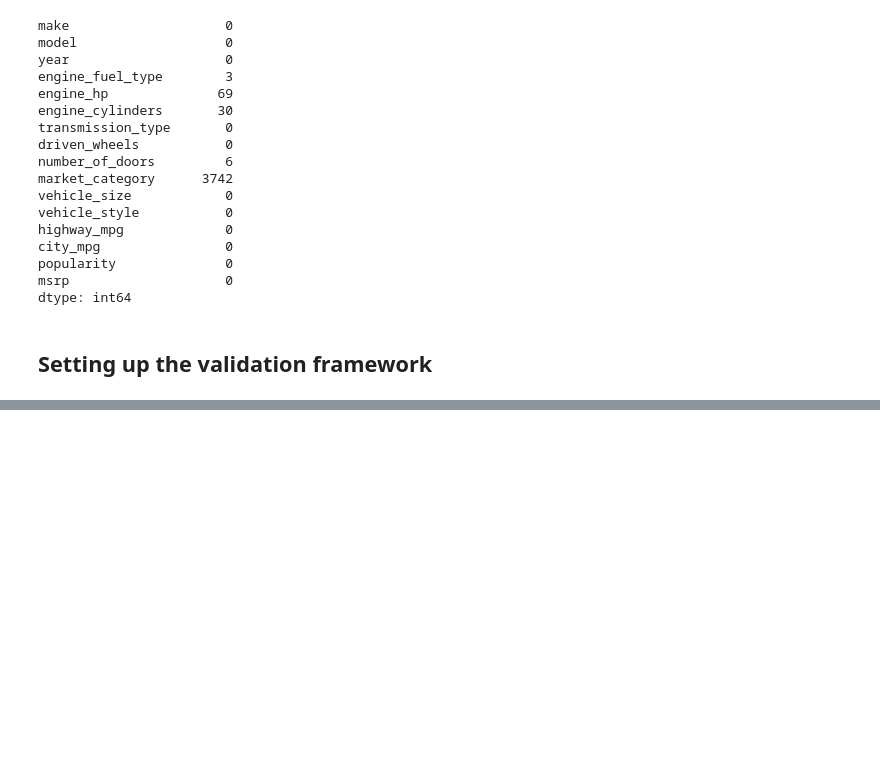
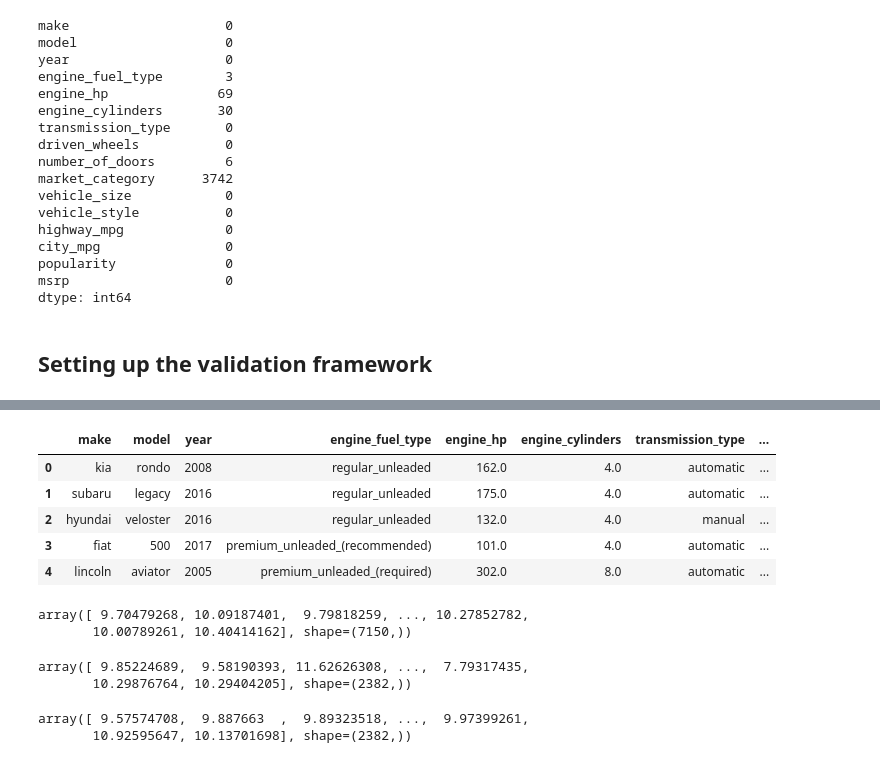
Before and after one commit to denis911/ML-zoomcamp-notebooks-modules-1-4, a Jupyter notebook: Kaggle_car_price.ipynb, the cells around one changed output, grey strips where cells are left out. Drawn from its saved outputs; the diff is of its cells as text; code cells hidden in the pictures; blank space fills up the shorter version.

```diff
--- a/Kaggle_car_price.ipynb
+++ b/Kaggle_car_price.ipynb
@@ -161,0 +213,11 @@ dtype: int64
+# %%
+# we can reset index for every new dataset to make it look nice
+df_train = df_train.reset_index(drop=True)
+df_train.head()
+# %% [output]
+|  | make | model | year | engine_fuel_type | engine_hp | engine_cylinders | transmission_type | ... |
+| 0 | kia | rondo | 2008 | regular_unleaded | 162.0 | 4.0 | automatic | ... |
+| 1 | subaru | legacy | 2016 | regular_unleaded | 175.0 | 4.0 | automatic | ... |
+| 2 | hyundai | veloster | 2016 | regular_unleaded | 132.0 | 4.0 | manual | ... |
+| 3 | fiat | 500 | 2017 | premium_unleaded_(recommended) | 101.0 | 4.0 | automatic | ... |
+| 4 | lincoln | aviator | 2005 | premium_unleaded_(required) | 302.0 | 8.0 | automatic | ... |
@@ -161,0 +227,19 @@ dtype: int64
+# %%
+# to train the model we need to log MSRP
+y_train = np.log1p(df_train.msrp.values)
+y_train # array([ 9.70479268, 10.09187401,
+# %% [output]
+array([ 9.70479268, 10.09187401,  9.79818259, ..., 10.27852782,
+       10.00789261, 10.40414162], shape=(7150,))
+# %%
+y_test = np.log1p(df_test.msrp.values)
+y_test
+# %% [output]
+array([ 9.85224689,  9.58190393, 11.62626308, ...,  7.79317435,
+       10.29876764, 10.29404205], shape=(2382,))
+# %%
+y_val = np.log1p(df_val.msrp.values)
+y_val
+# %% [output]
+array([ 9.57574708,  9.887663  ,  9.89323518, ...,  9.97399261,
+       10.92595647, 10.13701698], shape=(2382,))
```
Also changed, not shown: parts of 11 cells of this notebook.
